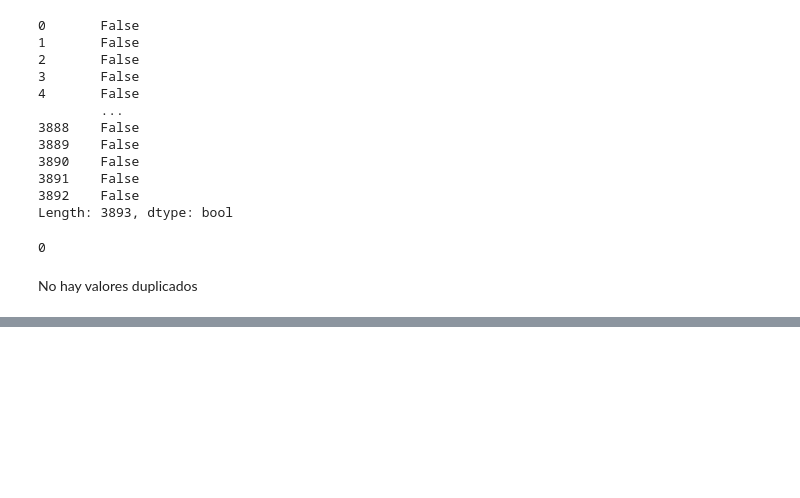
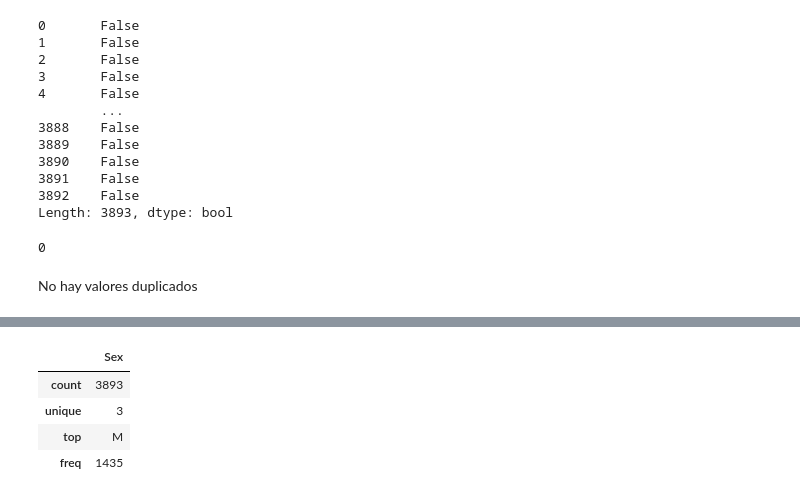
Before and after one commit to MathUPTC/CrabAge, a Jupyter notebook: Notebooks/eda_data.ipynb, the cells around one changed output, grey strips where cells are left out. Saved outputs shown, nothing was run; the diff lists cells and outputs as text; code cells hidden in the pictures; blank space fills up the shorter version.

```diff
--- a/Notebooks/eda_data.ipynb
+++ b/Notebooks/eda_data.ipynb
@@ -93,0 +103,8 @@ data[["Sex" , "Age"]]
+# %%
+data.describe(include = object)
+# %% [output]
+|  | Sex |
+| count | 3893 |
+| unique | 3 |
+| top | M |
+| freq | 1435 |
```
Also changed, not shown: parts of 8 cells of this notebook.
